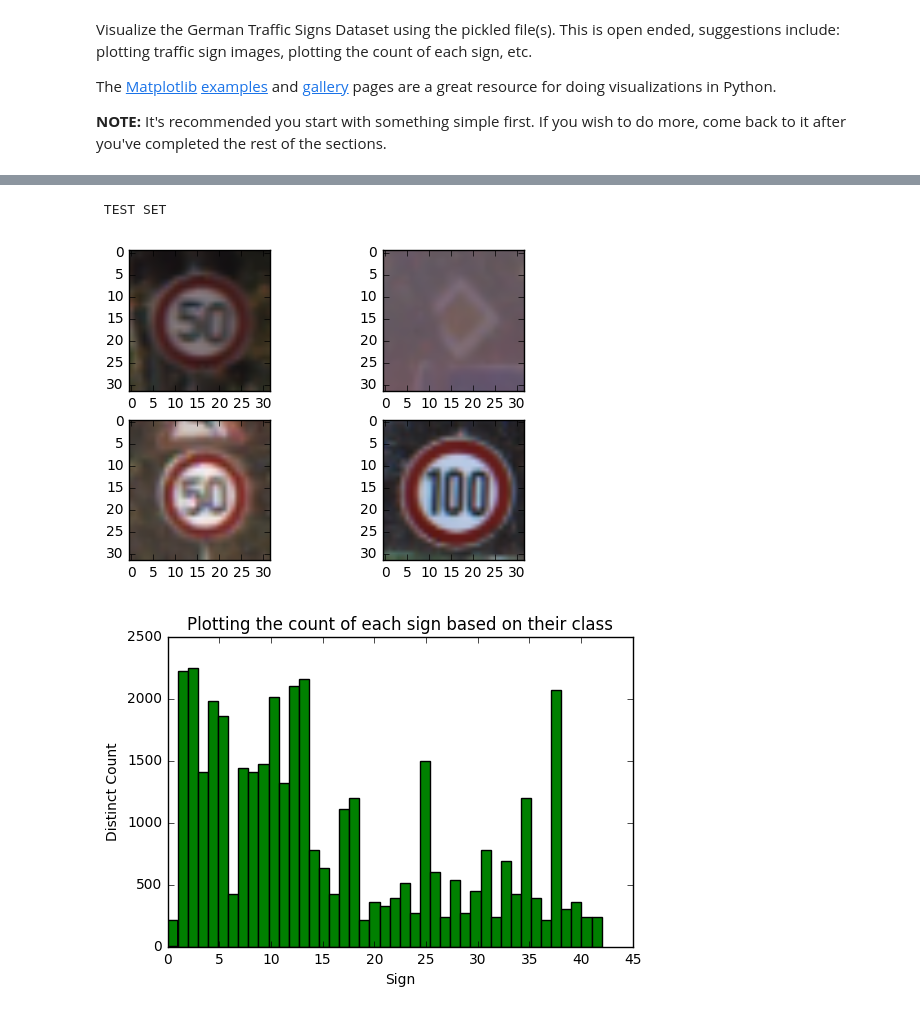
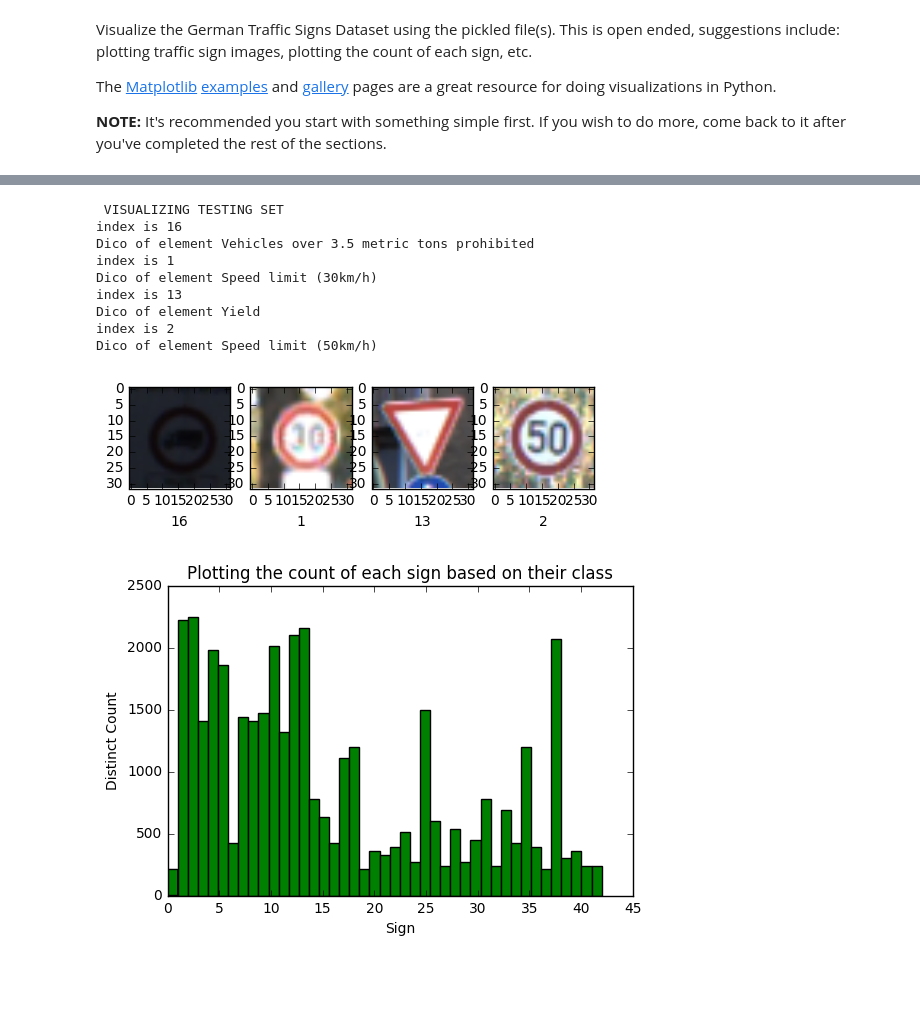
Before and after one commit to sebastienpig/TrafficSignClassifier, a Jupyter notebook: SebastienPignolo_TrafficSignClassifier.ipynb, the cells around one changed output, grey strips where cells are left out. Drawn from its saved outputs; the diff is of its cells as text; code cells hidden in the pictures; blank space fills up the shorter version.

```diff
--- a/SebastienPignolo_TrafficSignClassifier.ipynb
+++ b/SebastienPignolo_TrafficSignClassifier.ipynb
@@ -90,9 +147,17 @@ The [Matplotlib](http://matplotlib.org/) [examples](http://matplotlib.org/exampl
 **NOTE:** It's recommended you start with something simple first. If you wish to do more, come back to it after you've completed the rest of the sections.
 # %%
 # Visualizing randomly 16 images from the training set
-print (" TRAINING SET")
+
+print (" VISUALIZING TRAINING SET")
 for i in range(16):
-    plt.subplot(4,4,i+1)
-    plt.imshow(X_train[random.randint(0,n_train)])
+    plt.subplot(2,8,i+1)
+    index = random.randint(0,n_train)
+    plt.imshow(X_train[index])
+    plt.xlabel(y_train[index])
+    str_index=str(y_train[index])
+    print ("index is",str_index )
+    print ("Dico of element",sign_dictionary[str_index])
+
+
 plt.show()
 # %% [output]
@@ -101,14 +182,30 @@ plt.show()
 # %%
 # Visualizing randomly 4 images from the test set
-print (" TEST SET")
+
+
+print (" VISUALIZING TESTING SET")
 for i in range(4):
-    plt.subplot(2,2,i+1)
-    plt.imshow(X_test[random.randint(0,n_test)])
+    plt.subplot(2,4,i+1)
+    index = random.randint(0,n_test)
+    plt.imshow(X_test[index])
+    plt.xlabel(y_test[index])
+    str_index=str(y_test[index])
+    print ("index is",str_index )
+    print ("Dico of element",sign_dictionary[str_index])
+
 
 plt.show()
 # %% [output]
- TEST SET
+ VISUALIZING TESTING SET
+index is 16
+Dico of element Vehicles over 3.5 metric tons prohibited
+index is 1
+Dico of element Speed limit (30km/h)
+index is 13
+Dico of element Yield
+index is 2
+Dico of element Speed limit (50km/h)
-[figure, old version]
+[figure, new version]
 # %%
 # plotting the count of each sign is equivalent to plot get a frequency graph (if labelling is correct)
 
```
Also changed, not shown: parts of 6 cells of this notebook.
